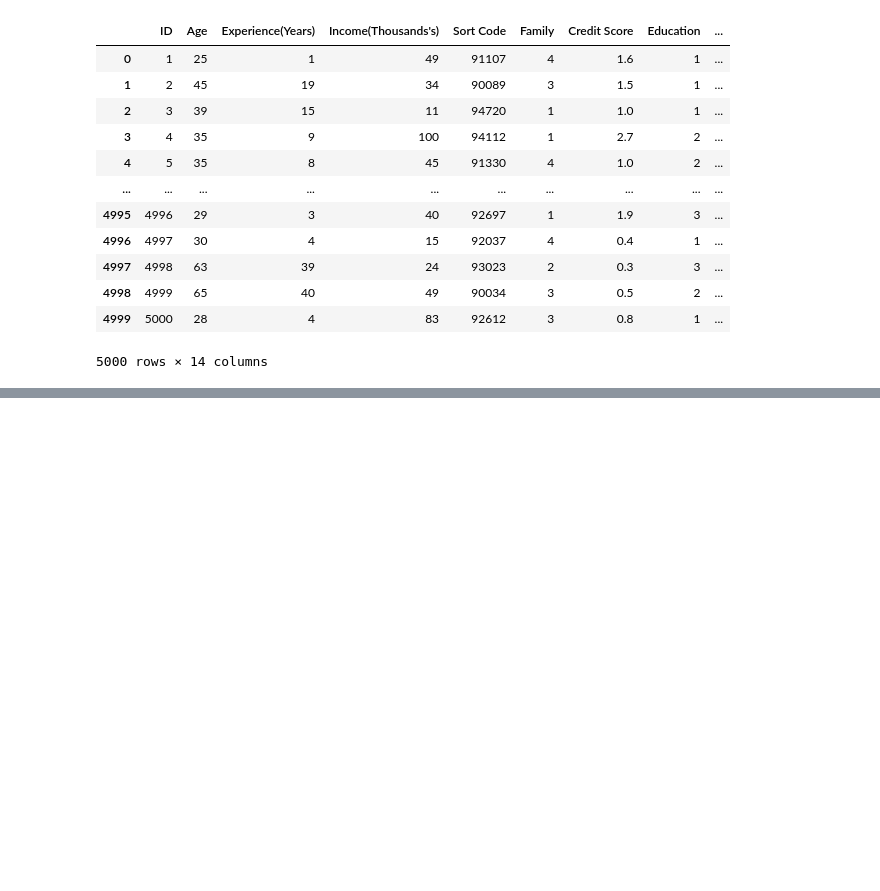
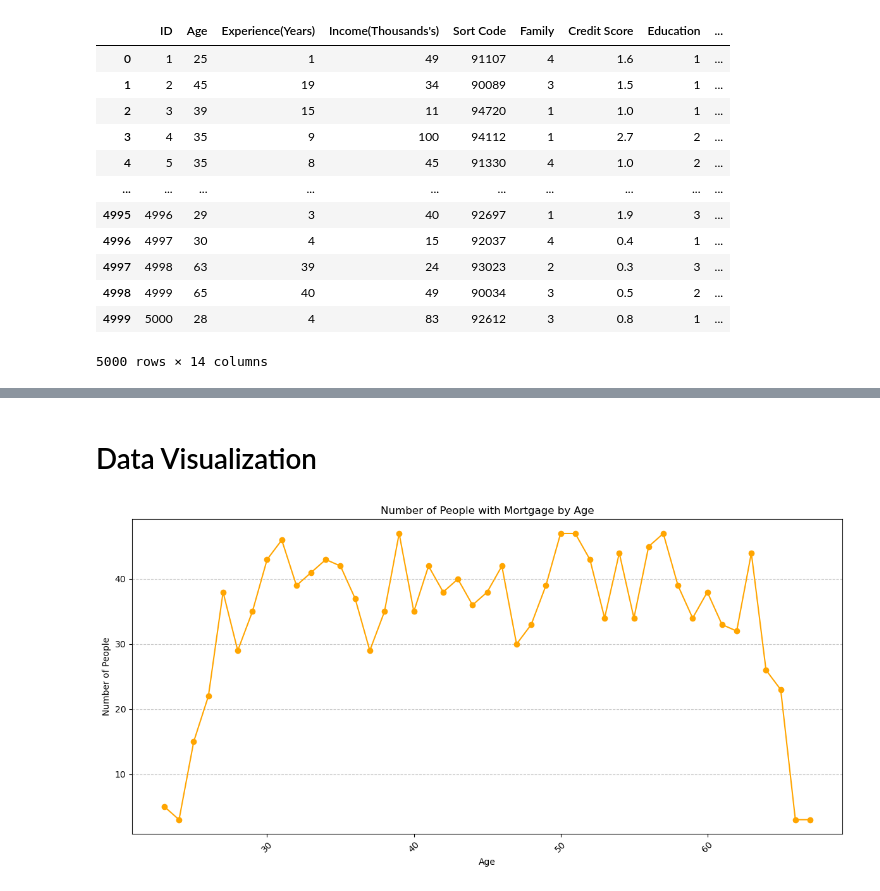
Before and after one commit to heberjuunior/Heber_ML_CA2, a Jupyter notebook: Heber_ML_CA2.ipynb, the cells around one changed output, grey strips where cells are left out. Cells and saved outputs as stored; diff of their text form; code cells hidden in the pictures; blank space fills up the shorter version.

Commit message:
Visualizations

```diff
--- a/Heber_ML_CA2.ipynb
+++ b/Heber_ML_CA2.ipynb
@@ -299,0 +311,19 @@ display(df)
+# %% [markdown]
+# Data Visualization
+# %%
+mortgage_df = df[df['Mortgage(Thousands\'s)'] > 0]
+
+# Extract the 'Age' column from the filtered DataFrame
+age_counts = mortgage_df['Age'].value_counts().sort_index()
+
+plt.figure(figsize=(12, 6))
+plt.plot(age_counts.index, age_counts.values, marker='o', linestyle='-', color='orange')
+plt.title('Number of People with Mortgage by Age')
+plt.xlabel('Age')
+plt.ylabel('Number of People')
+plt.xticks(rotation=45)
+plt.grid(axis='y', linestyle='--', alpha=0.7)
+plt.tight_layout()
+plt.show()
+# %% [output]
+[figure, added]
```
Also changed, not shown: parts of 8 cells of this notebook.
